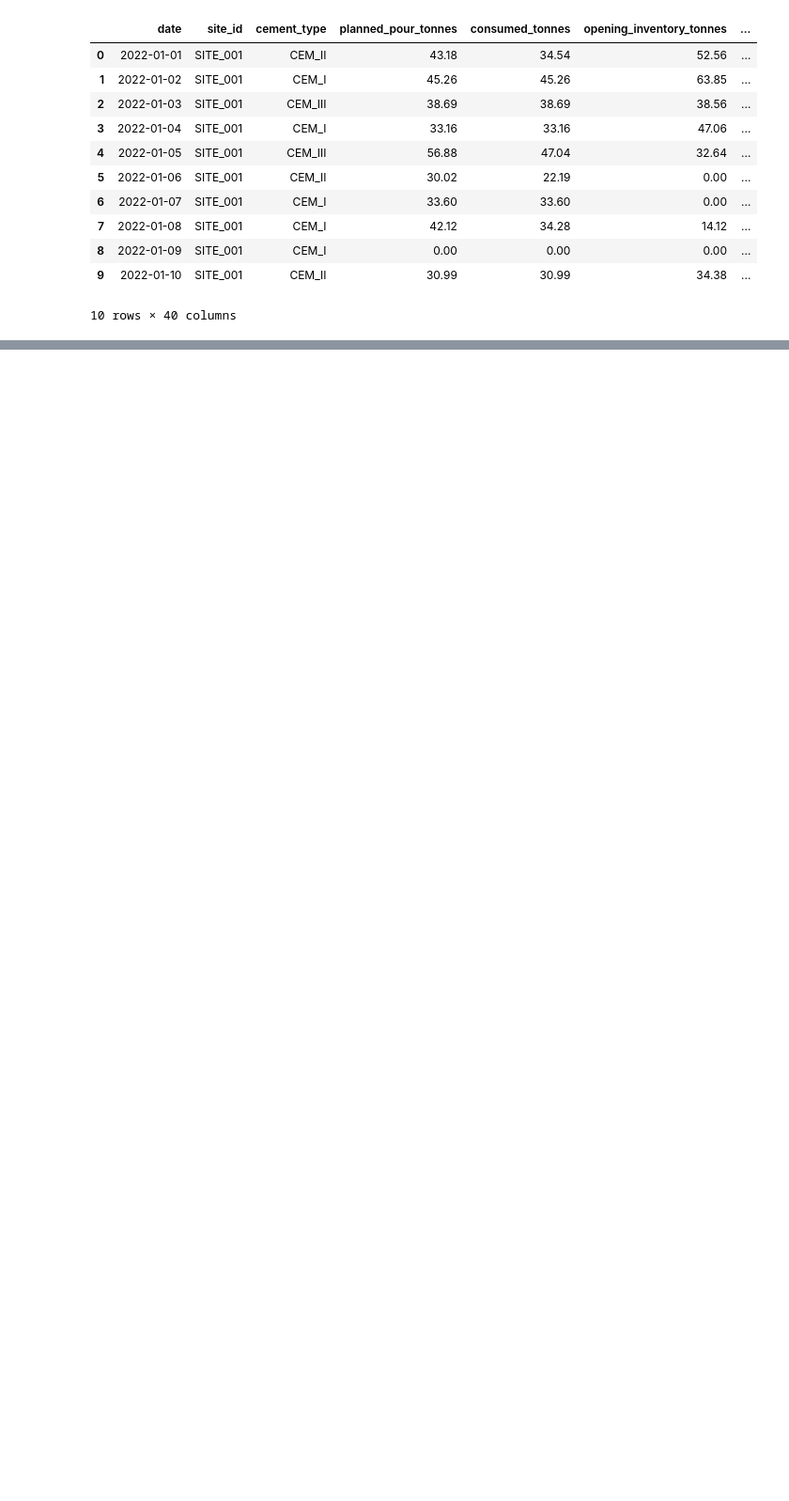
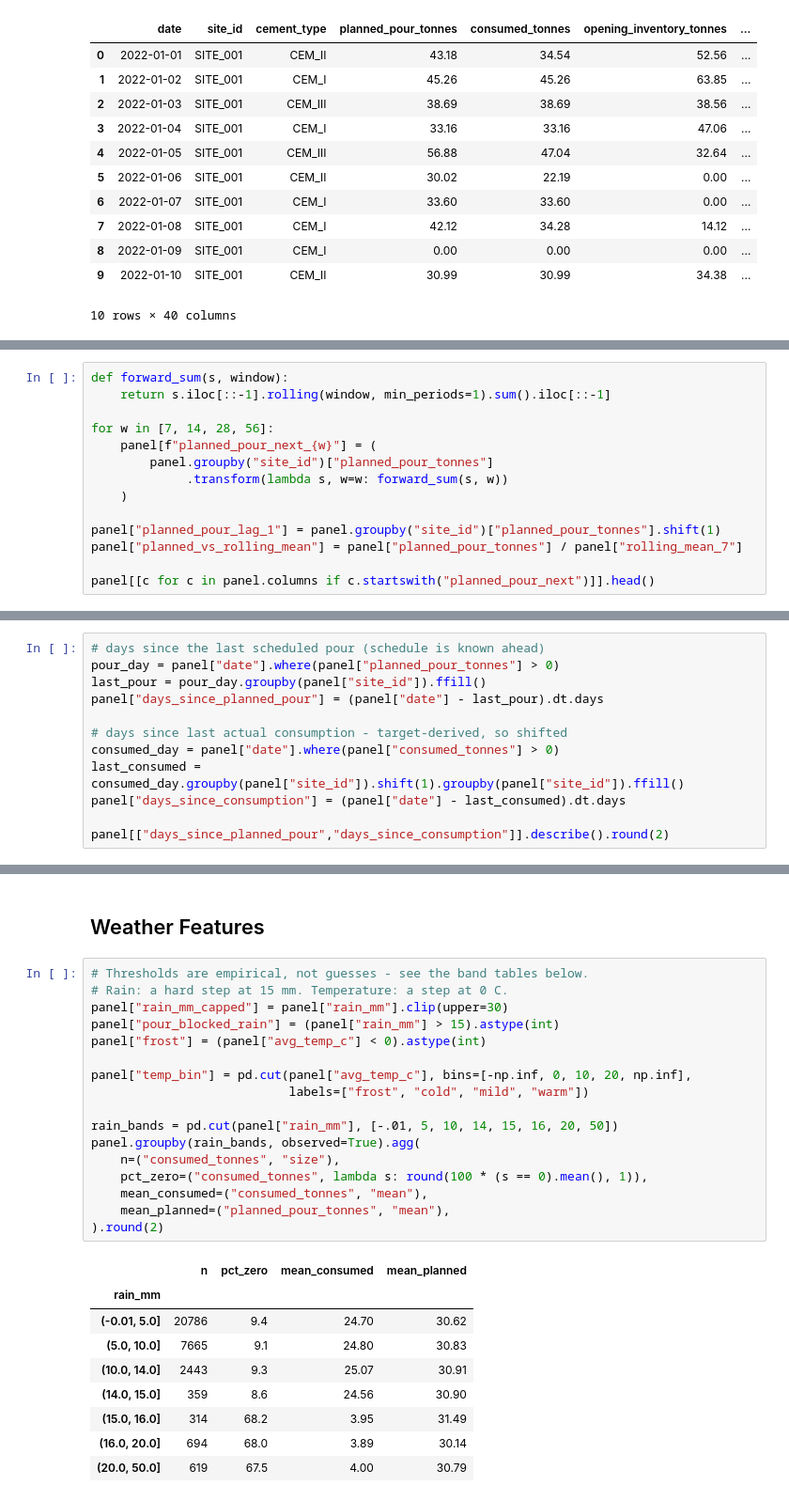
Before and after one commit to Olamideoo/MIG_Cement_Demand_Forecasting, a Jupyter notebook: NOTEBOOKS/03_Feature_Engineering.ipynb, the cells around one changed output, grey strips where cells are left out. Shown at 94% size. Drawn from its saved outputs; the diff is of its cells as text; blank space fills up the shorter version.

```diff
--- a/NOTEBOOKS/03_Feature_Engineering.ipynb
+++ b/NOTEBOOKS/03_Feature_Engineering.ipynb
@@ -199,0 +211,14 @@ print("✅ Engineered dataset saved successfully!")
+# %%
+def forward_sum(s, window):
+    return s.iloc[::-1].rolling(window, min_periods=1).sum().iloc[::-1]
+
+for w in [7, 14, 28, 56]:
+    panel[f"planned_pour_next_{w}"] = (
+        panel.groupby("site_id")["planned_pour_tonnes"]
+             .transform(lambda s, w=w: forward_sum(s, w))
+    )
+
+panel["planned_pour_lag_1"] = panel.groupby("site_id")["planned_pour_tonnes"].shift(1)
+panel["planned_vs_rolling_mean"] = panel["planned_pour_tonnes"] / panel["rolling_mean_7"]
+
+panel[[c for c in panel.columns if c.startswith("planned_pour_next")]].head()
@@ -199,0 +232,12 @@ print("✅ Engineered dataset saved successfully!")
+# %%
+# days since the last scheduled pour (schedule is known ahead)
+pour_day = panel["date"].where(panel["planned_pour_tonnes"] > 0)
+last_pour = pour_day.groupby(panel["site_id"]).ffill()
+panel["days_since_planned_pour"] = (panel["date"] - last_pour).dt.days
+
+# days since last actual consumption - target-derived, so shifted
+consumed_day = panel["date"].where(panel["consumed_tonnes"] > 0)
+last_consumed = consumed_day.groupby(panel["site_id"]).shift(1).groupby(panel["site_id"]).ffill()
+panel["days_since_consumption"] = (panel["date"] - last_consumed).dt.days
+
+panel[["days_since_planned_pour","days_since_consumption"]].describe().round(2)
@@ -199,0 +254,29 @@ print("✅ Engineered dataset saved successfully!")
+# %% [markdown]
+## Weather Features
+# %%
+# Thresholds are empirical, not guesses - see the band tables below.
+# Rain: a hard step at 15 mm. Temperature: a step at 0 C.
+panel["rain_mm_capped"] = panel["rain_mm"].clip(upper=30)
+panel["pour_blocked_rain"] = (panel["rain_mm"] > 15).astype(int)
+panel["frost"] = (panel["avg_temp_c"] < 0).astype(int)
+
+panel["temp_bin"] = pd.cut(panel["avg_temp_c"], bins=[-np.inf, 0, 10, 20, np.inf],
+                           labels=["frost", "cold", "mild", "warm"])
+
+rain_bands = pd.cut(panel["rain_mm"], [-.01, 5, 10, 14, 15, 16, 20, 50])
+panel.groupby(rain_bands, observed=True).agg(
+    n=("consumed_tonnes", "size"),
+    pct_zero=("consumed_tonnes", lambda s: round(100 * (s == 0).mean(), 1)),
+    mean_consumed=("consumed_tonnes", "mean"),
+    mean_planned=("planned_pour_tonnes", "mean"),
+).round(2)
+# %% [output]
+|  | n | pct_zero | mean_consumed | mean_planned |
+| rain_mm |  |  |  |  |
+| (-0.01, 5.0] | 20786 | 9.4 | 24.70 | 30.62 |
+| (5.0, 10.0] | 7665 | 9.1 | 24.80 | 30.83 |
+| (10.0, 14.0] | 2443 | 9.3 | 25.07 | 30.91 |
+| (14.0, 15.0] | 359 | 8.6 | 24.56 | 30.90 |
+| (15.0, 16.0] | 314 | 68.2 | 3.95 | 31.49 |
+| (16.0, 20.0] | 694 | 68.0 | 3.89 | 30.14 |
+| (20.0, 50.0] | 619 | 67.5 | 4.00 | 30.79 |
```
Also changed, not shown: parts of 24 cells of this notebook, 1 other file.
